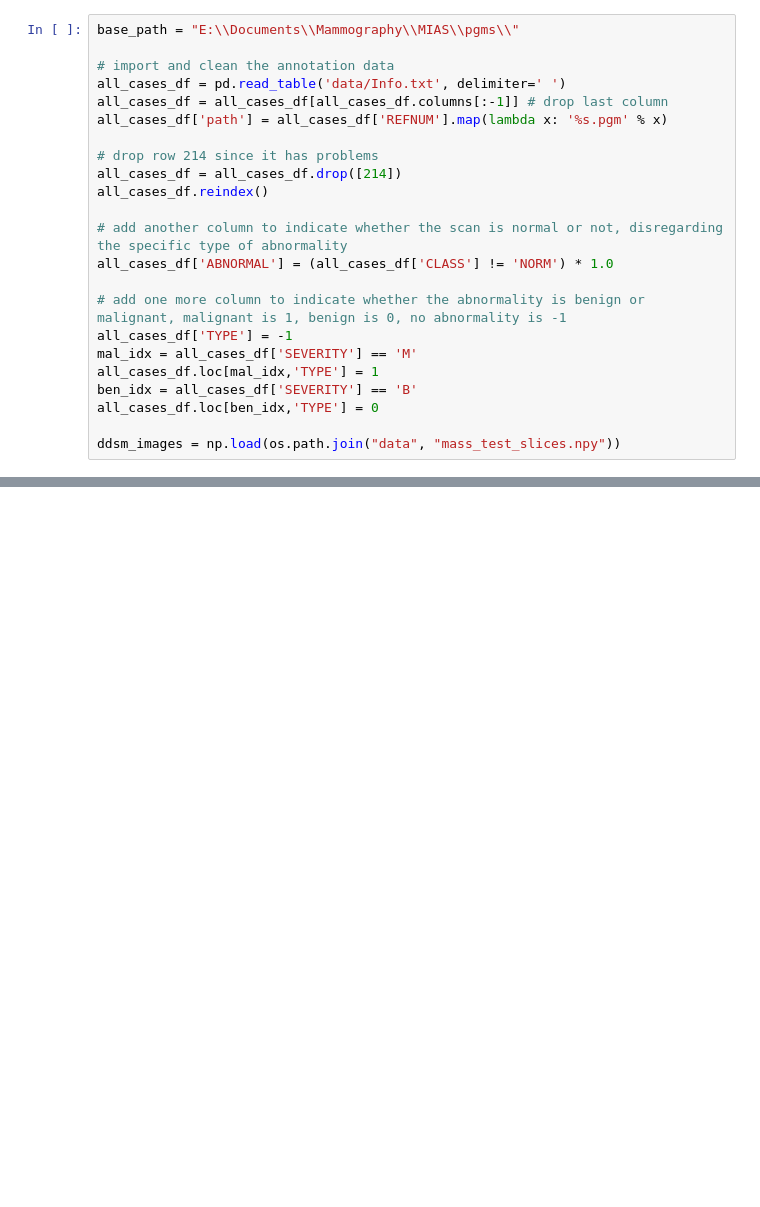
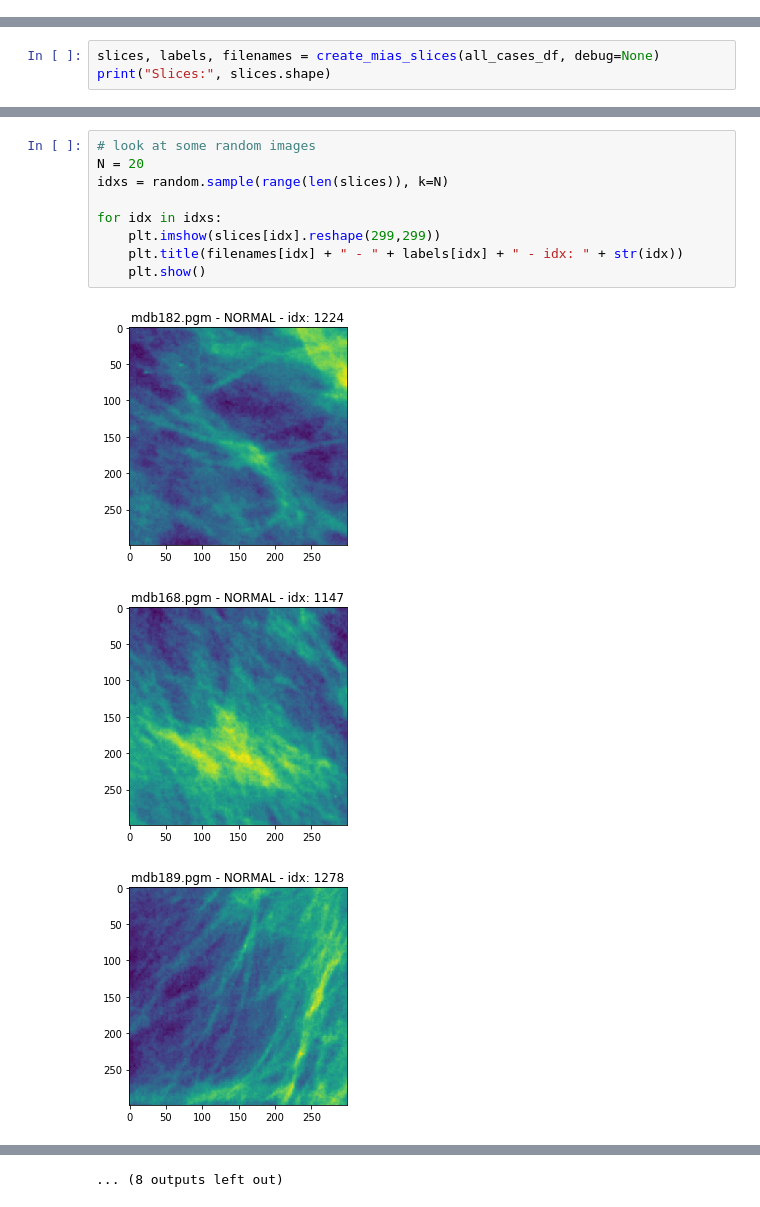
Before and after one commit to escuccim/mias-mammography, a Jupyter notebook: crop_mias_images.ipynb, the cells around one changed output, grey strips where cells are left out. Cells and saved outputs as stored; diff of their text form; blank space fills up the shorter version.

```diff
--- a/crop_mias_images.ipynb
+++ b/crop_mias_images.ipynb
@@ -11,24 +12 @@ from mammo_utils import remove_white_from_image, slice_normal_image, create_slic
 %matplotlib inline
-# %%
-base_path = "E:\\Documents\\Mammography\\MIAS\\pgms\\"
-
-# import and clean the annotation data
-all_cases_df = pd.read_table('data/Info.txt', delimiter=' ')
-all_cases_df = all_cases_df[all_cases_df.columns[:-1]] # drop last column
-all_cases_df['path'] = all_cases_df['REFNUM'].map(lambda x: '%s.pgm' % x)
-
-# drop row 214 since it has problems
-all_cases_df = all_cases_df.drop([214])
-all_cases_df.reindex()
-
-# add another column to indicate whether the scan is normal or not, disregarding the specific type of abnormality
-all_cases_df['ABNORMAL'] = (all_cases_df['CLASS'] != 'NORM') * 1.0
-
-# add one more column to indicate whether the abnormality is benign or malignant, malignant is 1, benign is 0, no abnormality is -1
-all_cases_df['TYPE'] = -1
-mal_idx = all_cases_df['SEVERITY'] == 'M'
-all_cases_df.loc[mal_idx,'TYPE'] = 1
-ben_idx = all_cases_df['SEVERITY'] == 'B'
-all_cases_df.loc[ben_idx,'TYPE'] = 0
-
-ddsm_images = np.load(os.path.join("data", "mass_test_slices.npy"))
@@ -405,0 +287,3 @@ Filenames: (2431,)
+# %%
+slices, labels, filenames = create_mias_slices(all_cases_df, debug=None)
+print("Slices:", slices.shape)
@@ -405,0 +293,13 @@ Filenames: (2431,)
+# %%
+# look at some random images
+N = 20
+idxs = random.sample(range(len(slices)), k=N)
+
+for idx in idxs:
+    plt.imshow(slices[idx].reshape(299,299))
+    plt.title(filenames[idx] + " - " + labels[idx] + " - idx: " + str(idx))
+    plt.show()
+# %% [output]
+[figure, added]
+[figure, added]
+[figure, added]
@@ -406 +315,2 @@ Filenames: (2431,)
+... (8 outputs left out)
 # %%
```
Also changed, not shown: parts of 17 cells of this notebook, 5 other files.
